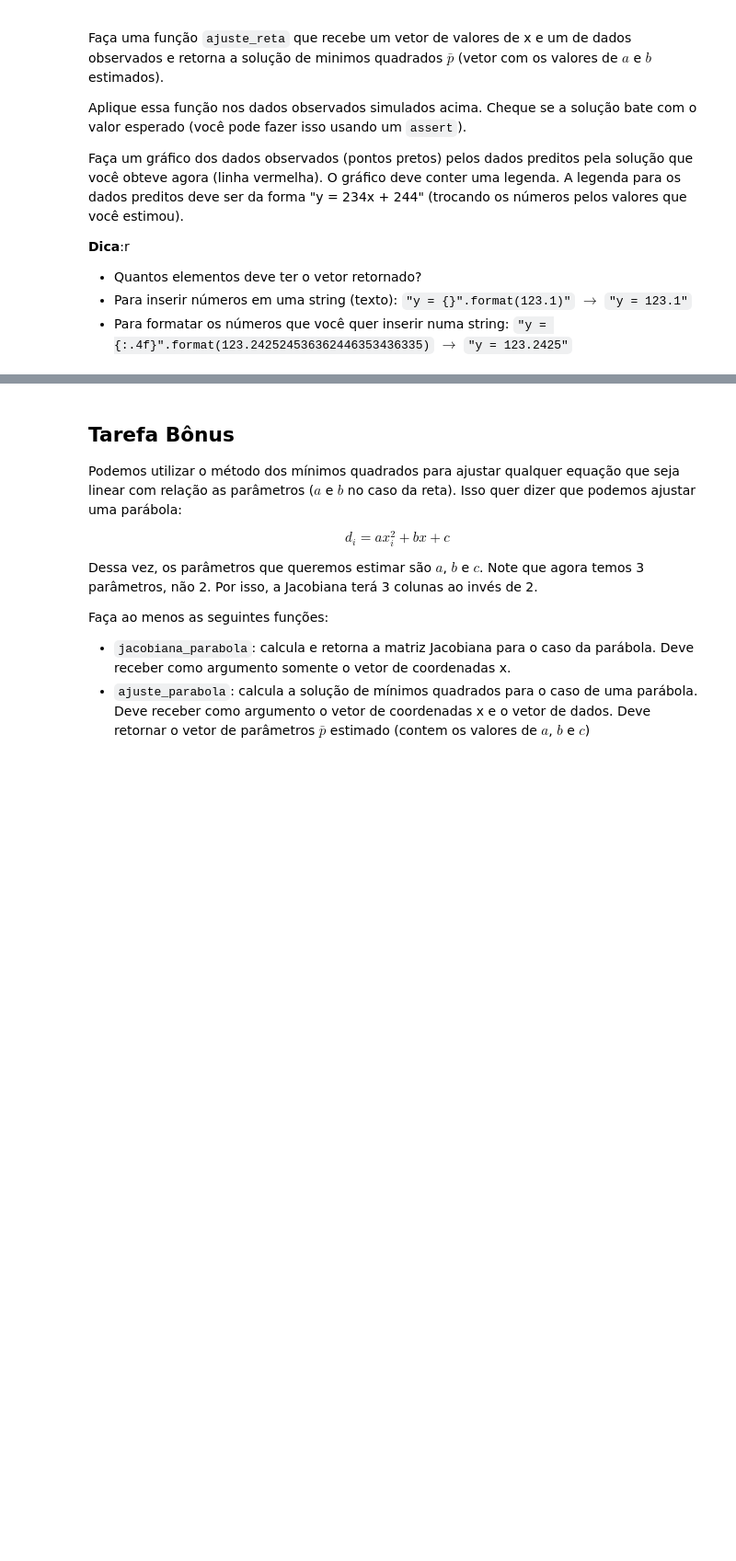
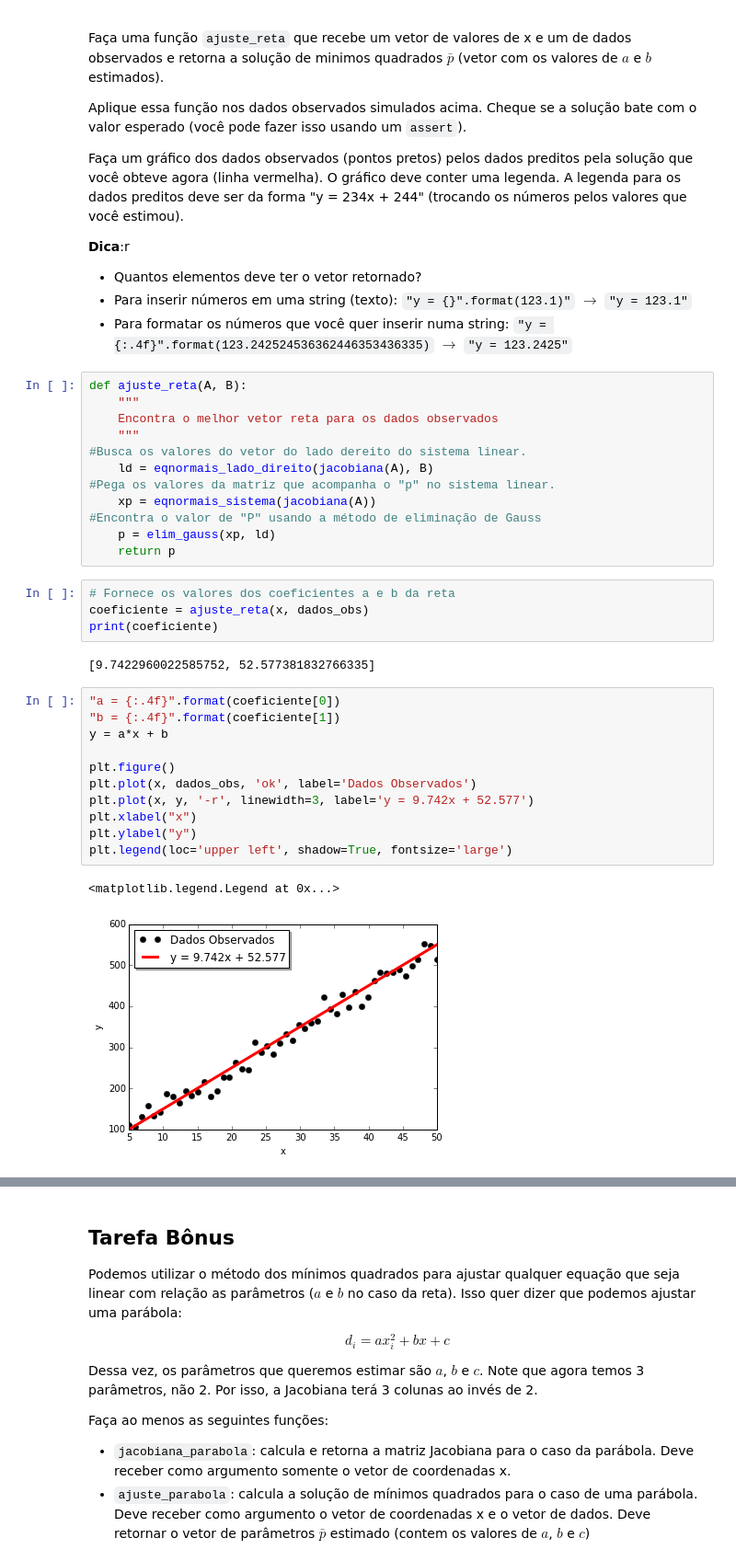
Before and after one commit to mat-esp-2015/minimos-quadrados-itafedelia, a Jupyter notebook: minimos-quadrados.ipynb, the cells around one changed output, grey strips where cells are left out. Shown: that part at 92% size. Saved outputs shown, nothing was run; the diff lists cells and outputs as text; blank space fills up the shorter version.

Commit message:
Neste commit foi enviado ao repositorio a tarefa de ajuste da reta. junto com o plot do grafico do ajuste linear

```diff
--- a/minimos-quadrados.ipynb
+++ b/minimos-quadrados.ipynb
@@ -380,6 +380,38 @@ Faça um gráfico dos dados observados (pontos pretos) pelos dados preditos pela
 * Quantos elementos deve ter o vetor retornado?
 * Para inserir números em uma string (texto): `"y = {}".format(123.1)"` $\to$ `"y = 123.1"`
 * Para formatar os números que você quer inserir numa string: `"y = {:.4f}".format(123.242524536362446353436335)` $\to$  `"y = 123.2425"`
+# %%
+def ajuste_reta(A, B):
+    """
+    Encontra o melhor vetor reta para os dados observados
+    """
+#Busca os valores do vetor do lado dereito do sistema linear.
+    ld = eqnormais_lado_direito(jacobiana(A), B)
+#Pega os valores da matriz que acompanha o "p" no sistema linear.
+    xp = eqnormais_sistema(jacobiana(A))
+#Encontra o valor de "P" usando a método de eliminação de Gauss
+    p = elim_gauss(xp, ld)
+    return p
+# %%
+# Fornece os valores dos coeficientes a e b da reta
+coeficiente = ajuste_reta(x, dados_obs)
+print(coeficiente)
+# %% [output]
+[9.7422960022585752, 52.577381832766335]
+# %%
+"a = {:.4f}".format(coeficiente[0])
+"b = {:.4f}".format(coeficiente[1])
+y = a*x + b
+
+plt.figure()
+plt.plot(x, dados_obs, 'ok', label='Dados Observados')
+plt.plot(x, y, '-r', linewidth=3, label='y = 9.742x + 52.577')
+plt.xlabel("x")
+plt.ylabel("y")
+plt.legend(loc='upper left', shadow=True, fontsize='large')
+# %% [output]
+<matplotlib.legend.Legend at 0x...>
+[figure, added]
 # %% [markdown]
 ### Resultado esperado
 
```
